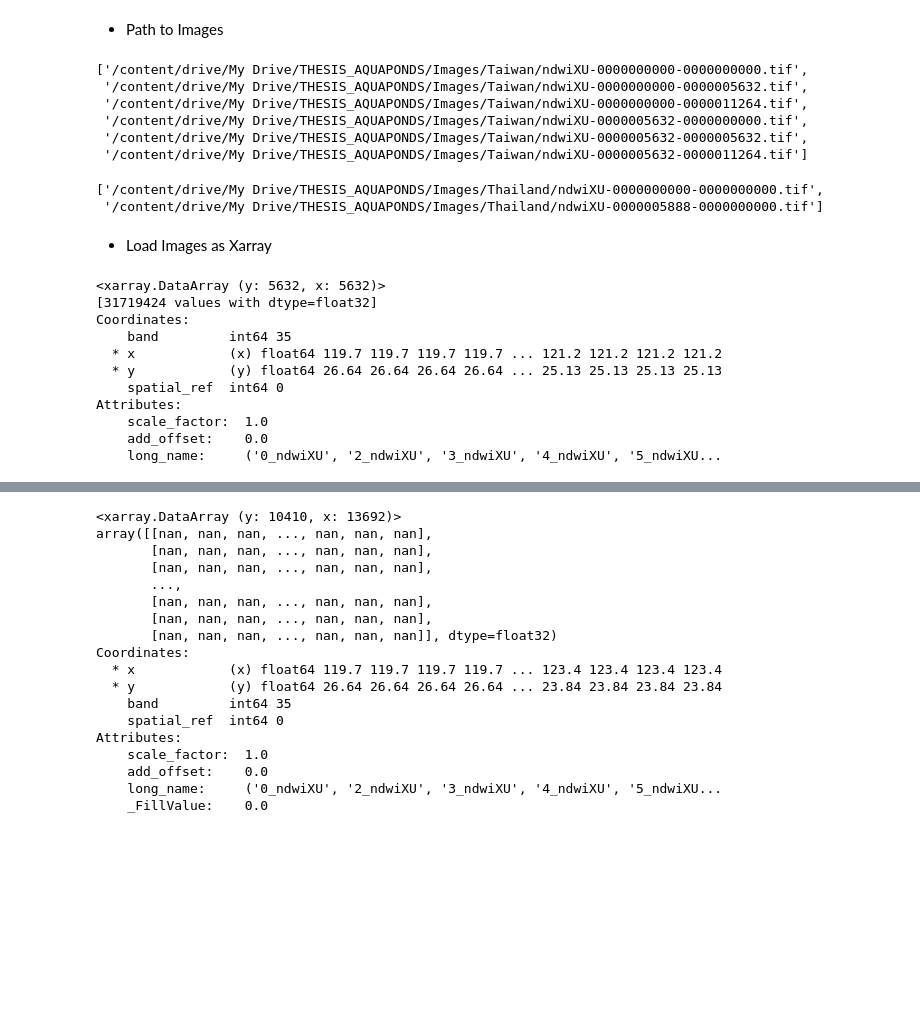
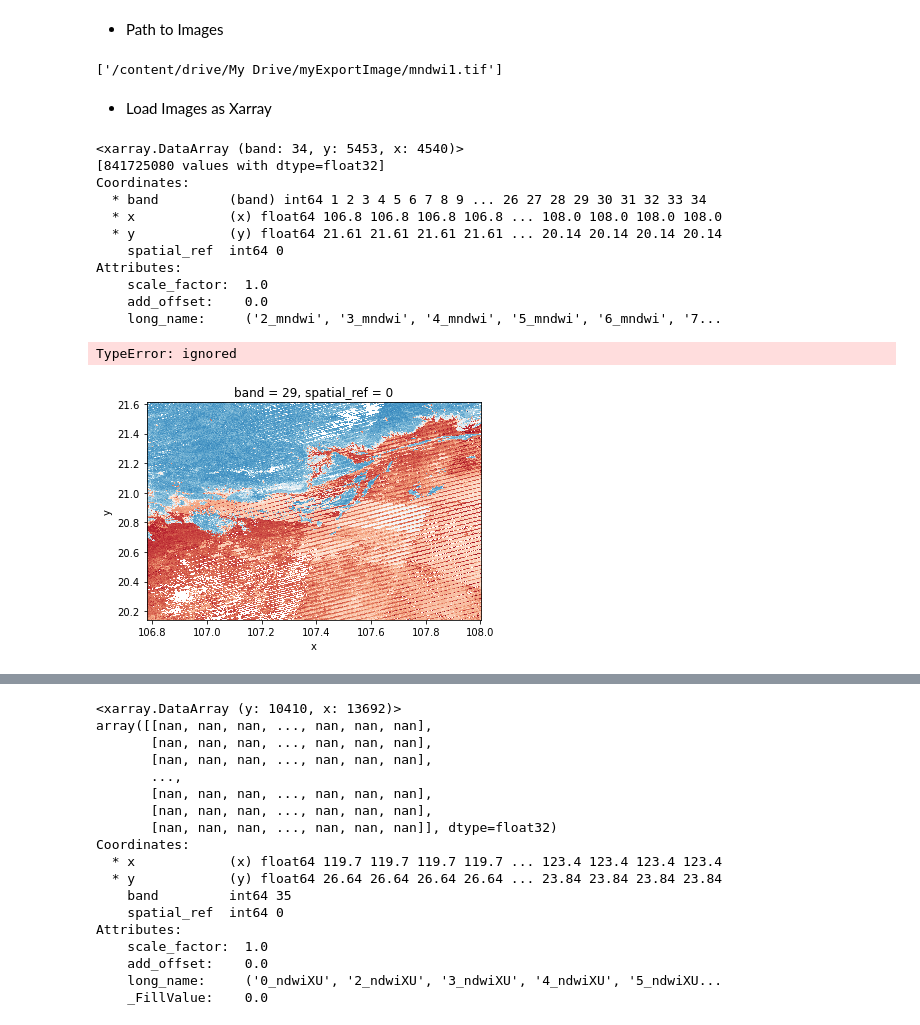
Before and after one commit to Shirobakaidou/Aquaponds, a Jupyter notebook: test_one_country.ipynb, the cells around one changed output, grey strips where cells are left out. Saved outputs shown, nothing was run; the diff lists cells and outputs as text; code cells hidden in the pictures; blank space fills up the shorter version.

```diff
--- a/test_one_country.ipynb
+++ b/test_one_country.ipynb
@@ -702,39 +800,33 @@ from rasterio.plot import show
 # %% [markdown]
 * Path to Images
 # %%
-os.chdir('/content/drive/My Drive/THESIS_AQUAPONDS/Images')
-
-path_images = glob(os.path.join(os.getcwd(),'Taiwan','*'))
+wdir = '/content/drive/My Drive/myExportImage/'
+path_images = glob(os.path.join(wdir,'*.tif'))
 path_images
 # %% [output]
-['/content/drive/My Drive/THESIS_AQUAPONDS/Images/Taiwan/ndwiXU-0000000000-0000000000.tif',
- '/content/drive/My Drive/THESIS_AQUAPONDS/Images/Taiwan/ndwiXU-0000000000-0000005632.tif',
- '/content/drive/My Drive/THESIS_AQUAPONDS/Images/Taiwan/ndwiXU-0000000000-0000011264.tif',
- '/content/drive/My Drive/THESIS_AQUAPONDS/Images/Taiwan/ndwiXU-0000005632-0000000000.tif',
- '/content/drive/My Drive/THESIS_AQUAPONDS/Images/Taiwan/ndwiXU-0000005632-0000005632.tif',
- '/content/drive/My Drive/THESIS_AQUAPONDS/Images/Taiwan/ndwiXU-0000005632-0000011264.tif']
+['/content/drive/My Drive/myExportImage/mndwi1.tif']
-# %%
-[path_images[i] for i in [0,2]]
-# %% [output]
-['/content/drive/My Drive/THESIS_AQUAPONDS/Images/Thailand/ndwiXU-0000000000-0000000000.tif',
- '/content/drive/My Drive/THESIS_AQUAPONDS/Images/Thailand/ndwiXU-0000005888-0000000000.tif']
 # %% [markdown]
 * Load Images as Xarray
 # %%
-xds_tha = rio.open_rasterio(path_images[0])
-xds_tha[-1]
+xds = rio.open_rasterio(path_images[0])
+xds
 # %% [output]
-<xarray.DataArray (y: 5632, x: 5632)>
-[31719424 values with dtype=float32]
+<xarray.DataArray (band: 34, y: 5453, x: 4540)>
+[841725080 values with dtype=float32]
 Coordinates:
-    band         int64 35
-  * x            (x) float64 119.7 119.7 119.7 119.7 ... 121.2 121.2 121.2 121.2
-  * y            (y) float64 26.64 26.64 26.64 26.64 ... 25.13 25.13 25.13 25.13
+  * band         (band) int64 1 2 3 4 5 6 7 8 9 ... 26 27 28 29 30 31 32 33 34
+  * x            (x) float64 106.8 106.8 106.8 106.8 ... 108.0 108.0 108.0 108.0
+  * y            (y) float64 21.61 21.61 21.61 21.61 ... 20.14 20.14 20.14 20.14
     spatial_ref  int64 0
 Attributes:
     scale_factor:  1.0
     add_offset:    0.0
-    long_name:     ('0_ndwiXU', '2_ndwiXU', '3_ndwiXU', '4_ndwiXU', '5_ndwiXU...
+    long_name:     ('2_mndwi', '3_mndwi', '4_mndwi', '5_mndwi', '6_mndwi', '7...
+# %%
+xds[28].plot.imshow()
+# %% [output]
+TypeError: ignored
+[figure, added]
 # %%
 elements = []
 #elements = [elements.append(rio.open_rasterio(i)) for i in path_images]
```
Also changed, not shown: parts of 23 cells of this notebook.
